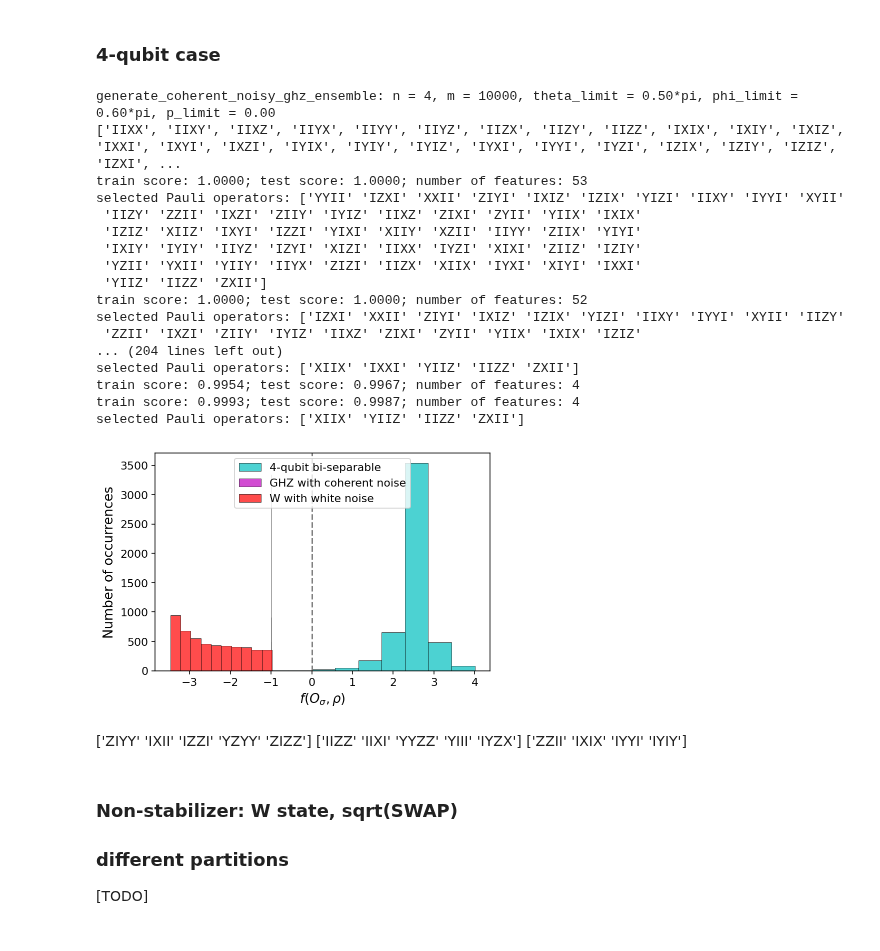
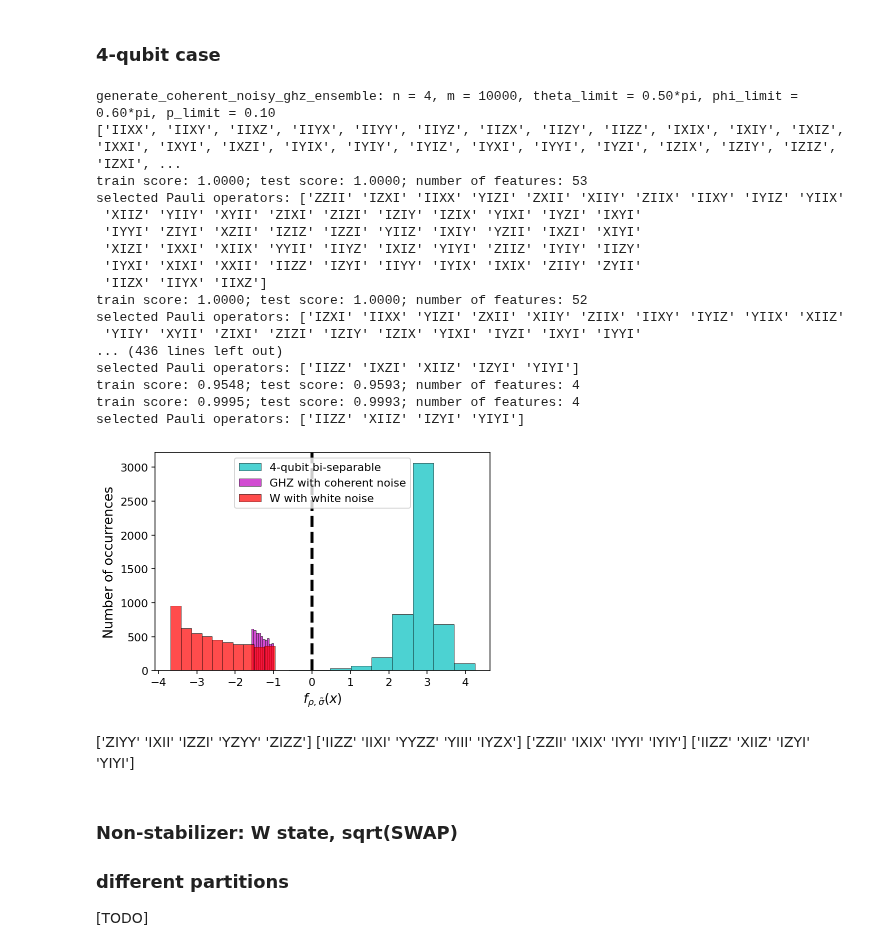
Before and after one commit to Jue-Xu/Entanglement-Witness, a Jupyter notebook: Code/entangle_detection.ipynb, the cells around one changed output. Drawn from its saved outputs; the diff is of its cells as text; code cells hidden in the pictures.

```diff
--- a/Code/entangle_detection.ipynb
+++ b/Code/entangle_detection.ipynb
@@ -525,7 +532,7 @@ white_noise_limit = 1/2
 
 bi_sep_state = generate_noisy_biseparable(n_A=1,n_B=n_qubit-1, m=size_train) + generate_noisy_biseparable(n_A=2,n_B=n_qubit-2, m=size_train)
 random.shuffle(bi_sep_state)
-ghz4_state = generate_coherent_noisy_ghz_ensemble(n=n_qubit, m=size_train*2, theta_limit=theta_limit, phi_limit=phi_limit,p_limit=0)
+ghz4_state = generate_coherent_noisy_ghz_ensemble(n=n_qubit, m=size_train*2, theta_limit=theta_limit, phi_limit=phi_limit,p_limit=0.1)
 # ghz3_state      = generate_noisy_ghz_ensemble(n=3,m=size_train*2,noise_limit=noise_limit)
 w4_state        = generate_noisy_w_ensemble(n=n_qubit,m=size_train*2,noise_limit=white_noise_limit)
 
@@ -582,53 +589,54 @@ while accuracy < 0.999 or len(select_indices) > least_features:
                     [i for i in range(len(two_local_pauli_operators))],
                     len(two_local_pauli_operators))
 
 
 ##################### testing ########################
 bi_sep_test = bi_sep_state[size_train:]
 ghz4_test = ghz4_state[size_train:]
 w4_test = w4_state[size_train:]
 
 test_dataset = [bi_sep_test, ghz4_test, w4_test]
 
 feature_test_set = [
     evaluate_features(operators=two_local_pauli_operators,
                       states=data)[:, select_indices] for data in test_dataset
 ]
 test_expectation_lists = evaluate_witness(witness=witness, features_set=feature_test_set)
 
 fig, ax = plt.subplots(figsize=(6, 4))
 title = f'ML witness (noise = {white_noise_limit:.2f} )'
 comparison_legend = ['4-qubit bi-separable', 'GHZ with coherent noise', 'W with white noise']
 
-plot_expectation_hist(ax, test_expectation_lists, comparison_legend, title='', xlabel=r'$f(O_{\sigma},\rho)$', legend_loc='upper center')
+plot_expectation_hist(ax, test_expectation_lists, comparison_legend, title='', xlabel=r'$f_{\rho,\tilde{\sigma}}(x)$', legend_loc='upper center')
 
 ##################### plot ########################
 
 # fig.show()
 plt.savefig('three_qubit_hist_ML_4qubit.png', dpi=400, bbox_inches='tight')
 # %% [output]
-generate_coherent_noisy_ghz_ensemble: n = 4, m = 10000, theta_limit = 0.50*pi, phi_limit = 0.60*pi, p_limit = 0.00
+generate_coherent_noisy_ghz_ensemble: n = 4, m = 10000, theta_limit = 0.50*pi, phi_limit = 0.60*pi, p_limit = 0.10
 ['IIXX', 'IIXY', 'IIXZ', 'IIYX', 'IIYY', 'IIYZ', 'IIZX', 'IIZY', 'IIZZ', 'IXIX', 'IXIY', 'IXIZ', 'IXXI', 'IXYI', 'IXZI', 'IYIX', 'IYIY', 'IYIZ', 'IYXI', 'IYYI', 'IYZI', 'IZIX', 'IZIY', 'IZIZ', 'IZXI', ...
 train score: 1.0000; test score: 1.0000; number of features: 53
-selected Pauli operators: ['YYII' 'IZXI' 'XXII' 'ZIYI' 'IXIZ' 'IZIX' 'YIZI' 'IIXY' 'IYYI' 'XYII'
- 'IIZY' 'ZZII' 'IXZI' 'ZIIY' 'IYIZ' 'IIXZ' 'ZIXI' 'ZYII' 'YIIX' 'IXIX'
- 'IZIZ' 'XIIZ' 'IXYI' 'IZZI' 'YIXI' 'XIIY' 'XZII' 'IIYY' 'ZIIX' 'YIYI'
- 'IXIY' 'IYIY' 'IIYZ' 'IZYI' 'XIZI' 'IIXX' 'IYZI' 'XIXI' 'ZIIZ' 'IZIY'
- 'YZII' 'YXII' 'YIIY' 'IIYX' 'ZIZI' 'IIZX' 'XIIX' 'IYXI' 'XIYI' 'IXXI'
- 'YIIZ' 'IIZZ' 'ZXII']
+selected Pauli operators: ['ZZII' 'IZXI' 'IIXX' 'YIZI' 'ZXII' 'XIIY' 'ZIIX' 'IIXY' 'IYIZ' 'YIIX'
+ 'XIIZ' 'YIIY' 'XYII' 'ZIXI' 'ZIZI' 'IZIY' 'IZIX' 'YIXI' 'IYZI' 'IXYI'
+ 'IYYI' 'ZIYI' 'XZII' 'IZIZ' 'IZZI' 'YIIZ' 'IXIY' 'YZII' 'IXZI' 'XIYI'
+ 'XIZI' 'IXXI' 'XIIX' 'YYII' 'IIYZ' 'IXIZ' 'YIYI' 'ZIIZ' 'IYIY' 'IIZY'
+ 'IYXI' 'XIXI' 'XXII' 'IIZZ' 'IZYI' 'IIYY' 'IYIX' 'IXIX' 'ZIIY' 'ZYII'
+ 'IIZX' 'IIYX' 'IIXZ']
 train score: 1.0000; test score: 1.0000; number of features: 52
-selected Pauli operators: ['IZXI' 'XXII' 'ZIYI' 'IXIZ' 'IZIX' 'YIZI' 'IIXY' 'IYYI' 'XYII' 'IIZY'
- 'ZZII' 'IXZI' 'ZIIY' 'IYIZ' 'IIXZ' 'ZIXI' 'ZYII' 'YIIX' 'IXIX' 'IZIZ'
-... (204 lines left out)
-selected Pauli operators: ['XIIX' 'IXXI' 'YIIZ' 'IIZZ' 'ZXII']
-train score: 0.9954; test score: 0.9967; number of features: 4
-train score: 0.9993; test score: 0.9987; number of features: 4
-selected Pauli operators: ['XIIX' 'YIIZ' 'IIZZ' 'ZXII']
+selected Pauli operators: ['IZXI' 'IIXX' 'YIZI' 'ZXII' 'XIIY' 'ZIIX' 'IIXY' 'IYIZ' 'YIIX' 'XIIZ'
+ 'YIIY' 'XYII' 'ZIXI' 'ZIZI' 'IZIY' 'IZIX' 'YIXI' 'IYZI' 'IXYI' 'IYYI'
+... (436 lines left out)
+selected Pauli operators: ['IIZZ' 'IXZI' 'XIIZ' 'IZYI' 'YIYI']
+train score: 0.9548; test score: 0.9593; number of features: 4
+train score: 0.9995; test score: 0.9993; number of features: 4
+selected Pauli operators: ['IIZZ' 'XIIZ' 'IZYI' 'YIYI']
-[figure, old version]
+[figure, new version]
 # %% [markdown]
 ['ZIYY' 'IXII' 'IZZI' 'YZYY' 'ZIZZ']
 ['IIZZ' 'IIXI' 'YYZZ' 'YIII' 'IYZX']
 ['ZZII' 'IXIX' 'IYYI' 'IYIY']
+['IIZZ' 'XIIZ' 'IZYI' 'YIYI']
 # %% [markdown]
 ### Non-stabilizer: W state, sqrt(SWAP)
 ### different partitions
```
Also changed, not shown: parts of 1 cell of this notebook, 8 other files.
